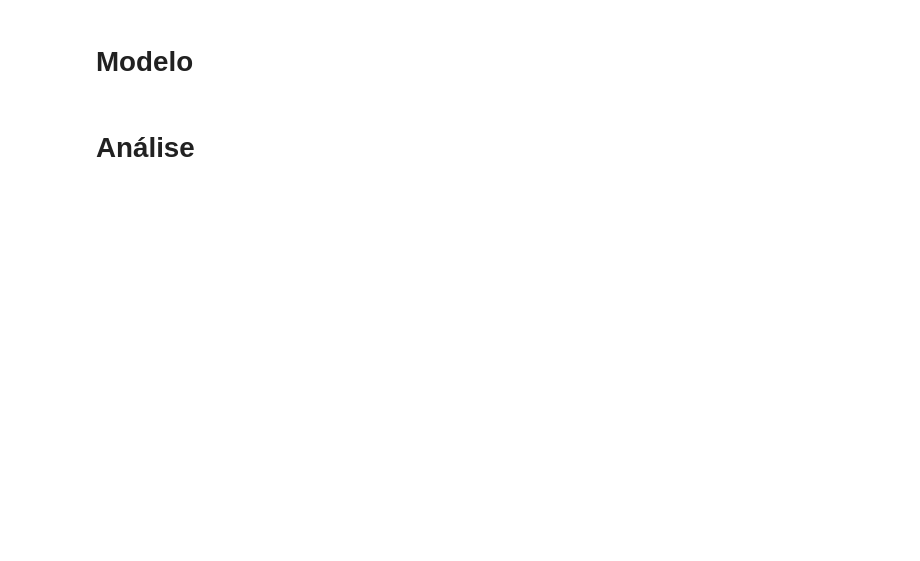
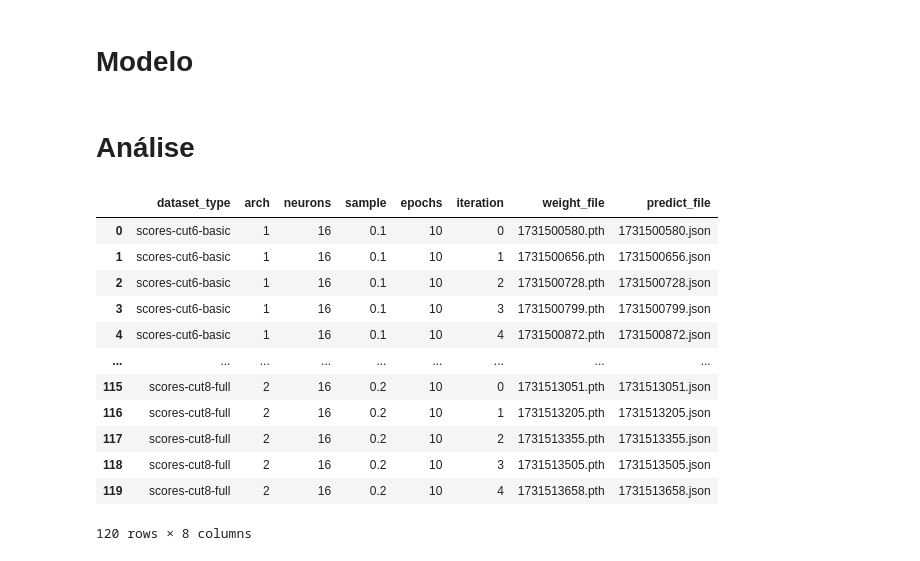
Before and after one commit to BrunoSantosPK/annproject, a Jupyter notebook: notebooks/experiments.ipynb, the cells around one changed output. Cells and saved outputs as stored; diff of their text form; code cells hidden in the pictures; blank space fills up the shorter version.

```diff
--- a/notebooks/experiments.ipynb
+++ b/notebooks/experiments.ipynb
@@ -649,3 +649,20 @@ def execute_experiments():
 # execute_experiments()
 # %% [markdown]
 # Análise
+# %%
+df = pd.read_csv(EXPERIMENT_LOG)
+df
+# %% [output]
+|  | dataset_type | arch | neurons | sample | epochs | iteration | weight_file | predict_file |
+| 0 | scores-cut6-basic | 1 | 16 | 0.1 | 10 | 0 | 1731500580.pth | 1731500580.json |
+| 1 | scores-cut6-basic | 1 | 16 | 0.1 | 10 | 1 | 1731500656.pth | 1731500656.json |
+| 2 | scores-cut6-basic | 1 | 16 | 0.1 | 10 | 2 | 1731500728.pth | 1731500728.json |
+| 3 | scores-cut6-basic | 1 | 16 | 0.1 | 10 | 3 | 1731500799.pth | 1731500799.json |
+| 4 | scores-cut6-basic | 1 | 16 | 0.1 | 10 | 4 | 1731500872.pth | 1731500872.json |
+| ... | ... | ... | ... | ... | ... | ... | ... | ... |
+| 115 | scores-cut8-full | 2 | 16 | 0.2 | 10 | 0 | 1731513051.pth | 1731513051.json |
+| 116 | scores-cut8-full | 2 | 16 | 0.2 | 10 | 1 | 1731513205.pth | 1731513205.json |
+| 117 | scores-cut8-full | 2 | 16 | 0.2 | 10 | 2 | 1731513355.pth | 1731513355.json |
+| 118 | scores-cut8-full | 2 | 16 | 0.2 | 10 | 3 | 1731513505.pth | 1731513505.json |
+| 119 | scores-cut8-full | 2 | 16 | 0.2 | 10 | 4 | 1731513658.pth | 1731513658.json |
+120 rows × 8 columns
```
Also changed, not shown: parts of 8 cells of this notebook, 1 other file.
